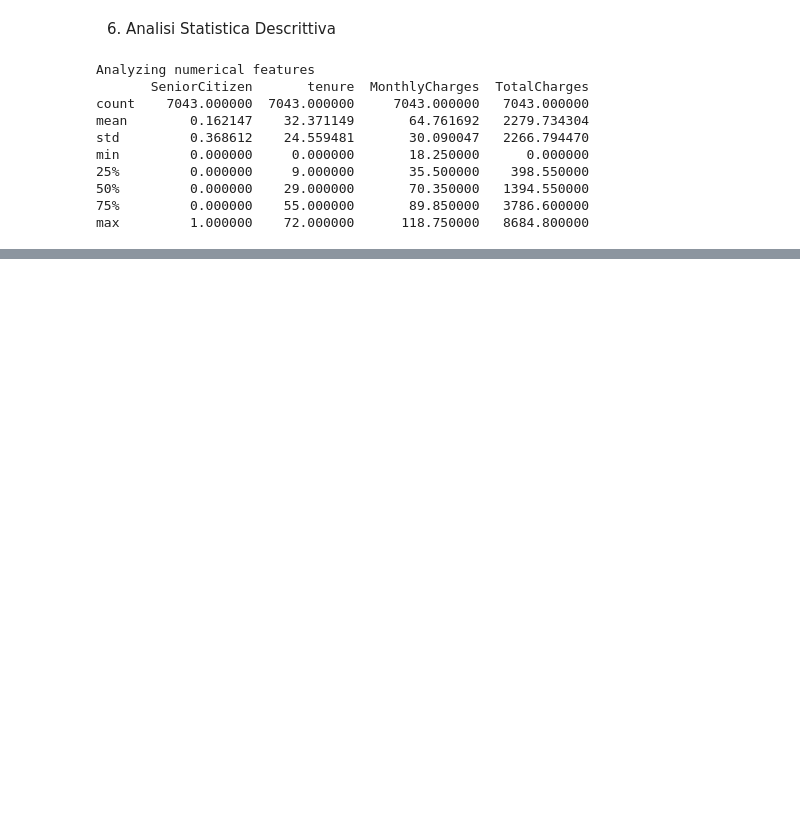
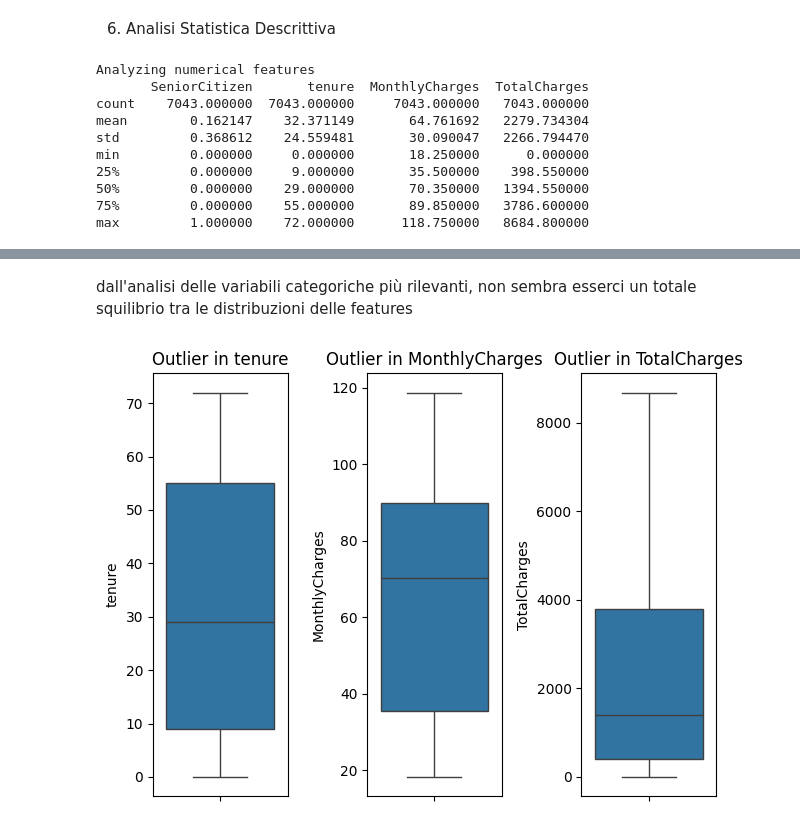
Before and after one commit to Chris05-Gen/churn-predictor-ML, a Jupyter notebook: notebooks/1.0-eda-initial-analysis.ipynb, the cells around one changed output, grey strips where cells are left out. Cells and saved outputs as stored; diff of their text form; code cells hidden in the pictures; blank space fills up the shorter version.

Commit message:
Complete Task 3: EDA part 1 - Dataset overview, missing values, outliers, categorical analysis

```diff
--- a/notebooks/1.0-eda-initial-analysis.ipynb
+++ b/notebooks/1.0-eda-initial-analysis.ipynb
@@ -203,0 +259,14 @@ Number of duplicated lines
+# %% [markdown]
+dall'analisi delle variabili categoriche più rilevanti, non sembra esserci un totale squilibrio tra le distribuzioni delle features
+# %%
+features_numeriche = ["tenure", "MonthlyCharges", "TotalCharges"]
+
+for i, col in enumerate(features_numeriche):
+    plt.subplot(1,3,i+1)
+    sns.boxplot( y = df[col])
+    plt.title(f"Outlier in {col}")
+
+plt.tight_layout()
+plt.show()
+# %% [output]
+[figure, added]
```
Also changed, not shown: parts of 8 cells of this notebook.
